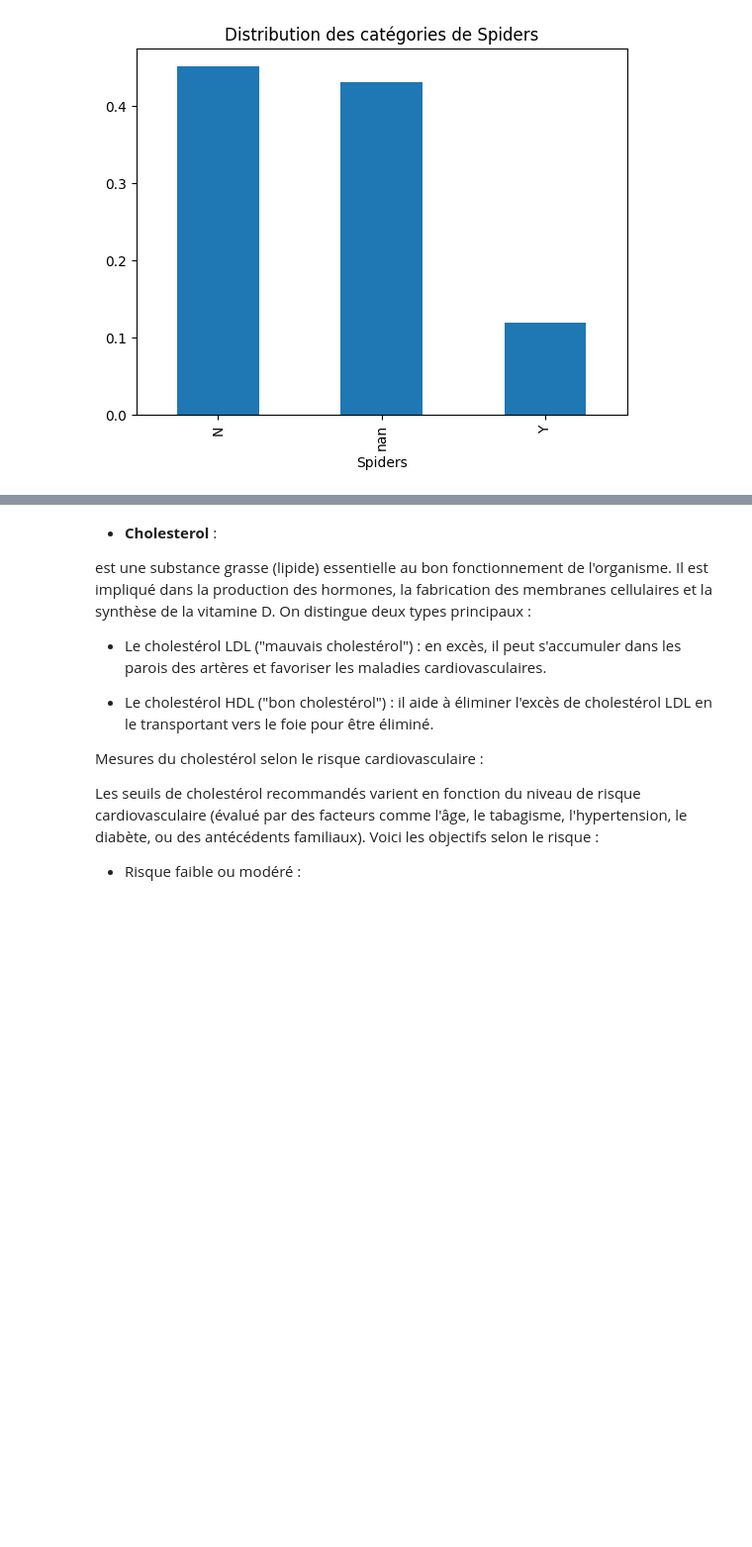
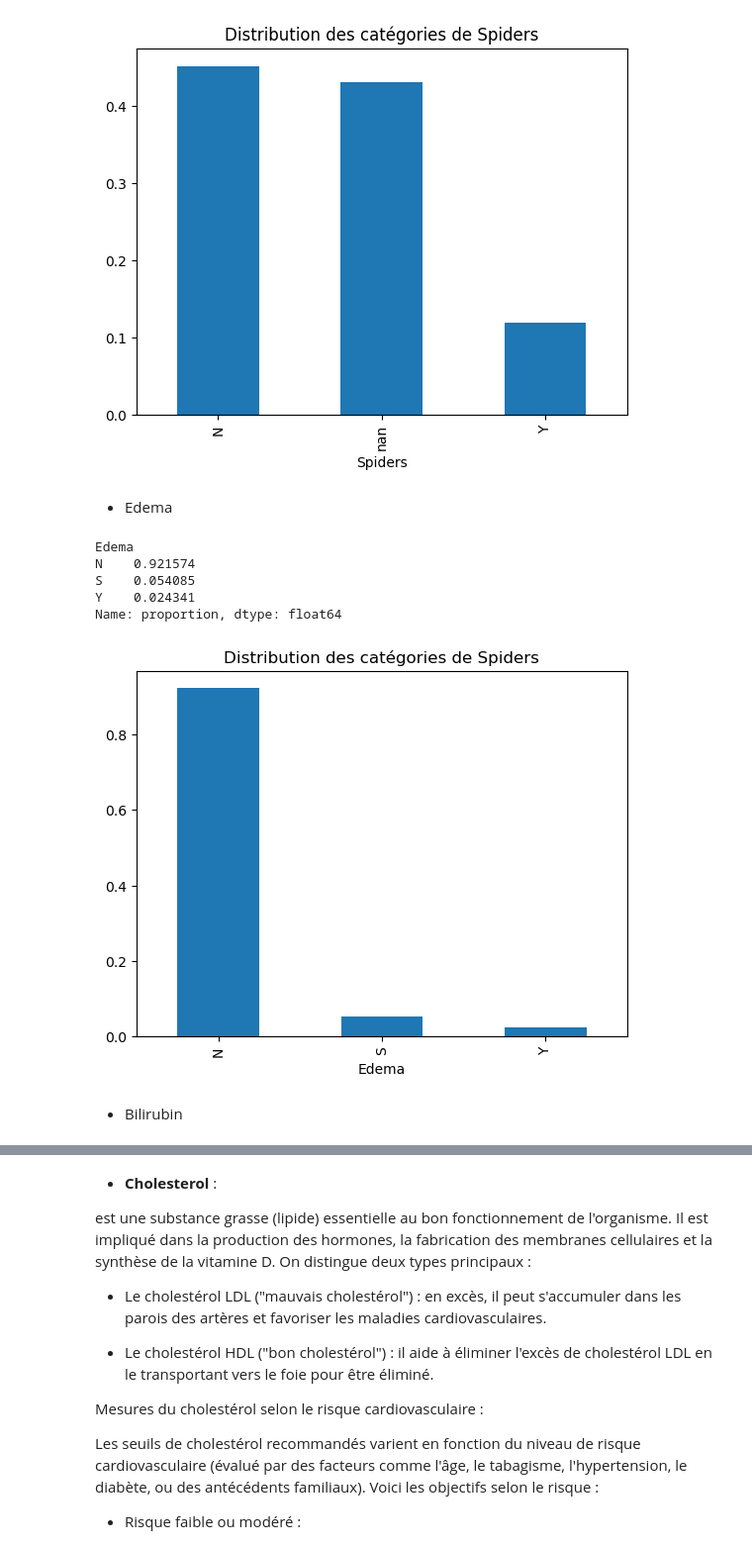
Before and after one commit to melaniedaddio/projet, a Jupyter notebook: EDA.ipynb, the cells around one changed output, grey strips where cells are left out. Shown: that part at 99% size. Saved outputs shown, nothing was run; the diff lists cells and outputs as text; code cells hidden in the pictures; blank space fills up the shorter version.

```diff
--- a/EDA.ipynb
+++ b/EDA.ipynb
@@ -468,3 +468,22 @@ plt.title('Distribution des catégories de Spiders')
 plt.show()
 # %% [output]
 [figure]
+# %% [markdown]
+* Edema
+# %%
+train_df['Edema'].value_counts(normalize=True,dropna=False )
+# %% [output]
+Edema
+N    0.921574
+S    0.054085
+Y    0.024341
+Name: proportion, dtype: float64
+# %%
+freq=train_df['Edema'].value_counts(dropna=False, normalize=True)
+freq.plot(kind='bar')
+plt.title('Distribution des catégories de Spiders')
+plt.show()
+# %% [output]
+[figure, added]
+# %% [markdown]
+* Bilirubin
```
Also changed, not shown: parts of 7 cells of this notebook.
